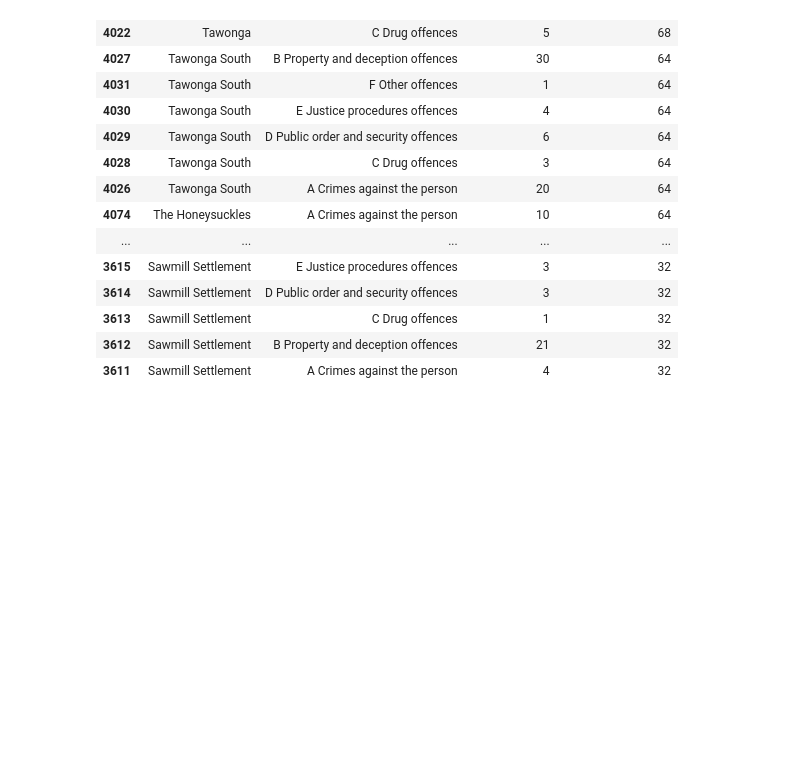
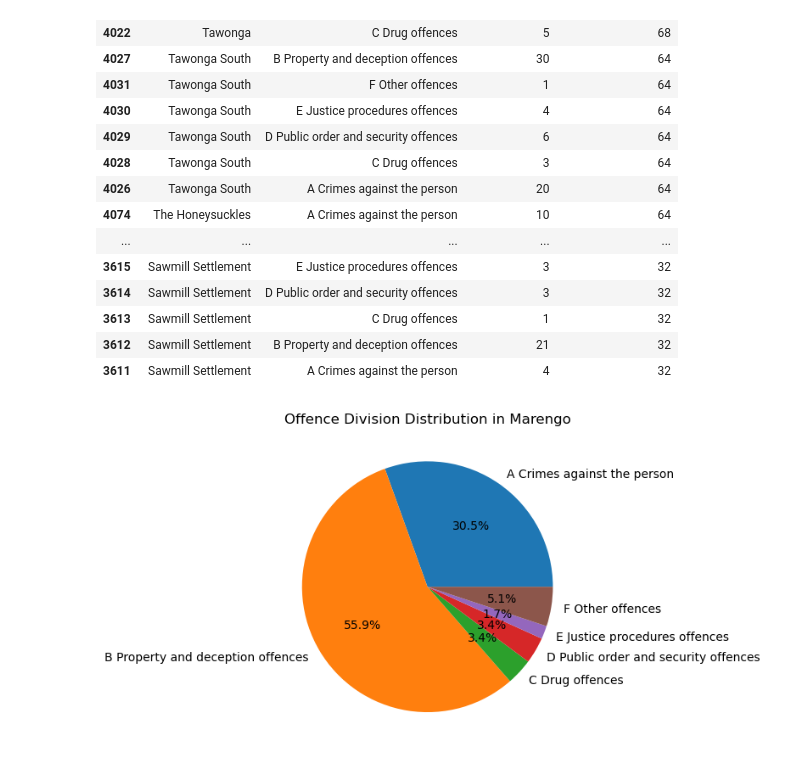
Before and after one commit to rsamma1606/proj-one-group-8, a Jupyter notebook: prj-one_Crime_vs_Property.ipynb, the cells around one changed output. Cells and saved outputs as stored; diff of their text form; code cells hidden in the pictures; blank space fills up the shorter version.

Commit message:
Update naming to Pie Chart Variables

```diff
--- a/prj-one_Crime_vs_Property.ipynb
+++ b/prj-one_Crime_vs_Property.ipynb
@@ -606,3 +606,14 @@ Bot20_Crime_data_2022
 | 3613 | Sawmill Settlement | C Drug offences | 1 | 32 |
 | 3612 | Sawmill Settlement | B Property and deception offences | 21 | 32 |
 | 3611 | Sawmill Settlement | A Crimes against the person | 4 | 32 |
+# %%
+Marengo_pie = grouped_crime[grouped_crime["Suburb/Town Name"] == "Marengo"]
+
+# create a pie chart
+plt.pie(Marengo_pie["Offence Count"], labels=Marengo_pie["Offence Division"], autopct='%1.1f%%')
+plt.title("Offence Division Distribution in Marengo")
+
+# display the chart
+plt.show()
+# %% [output]
+[figure, added]
```
Also changed, not shown: parts of 5 cells of this notebook.
